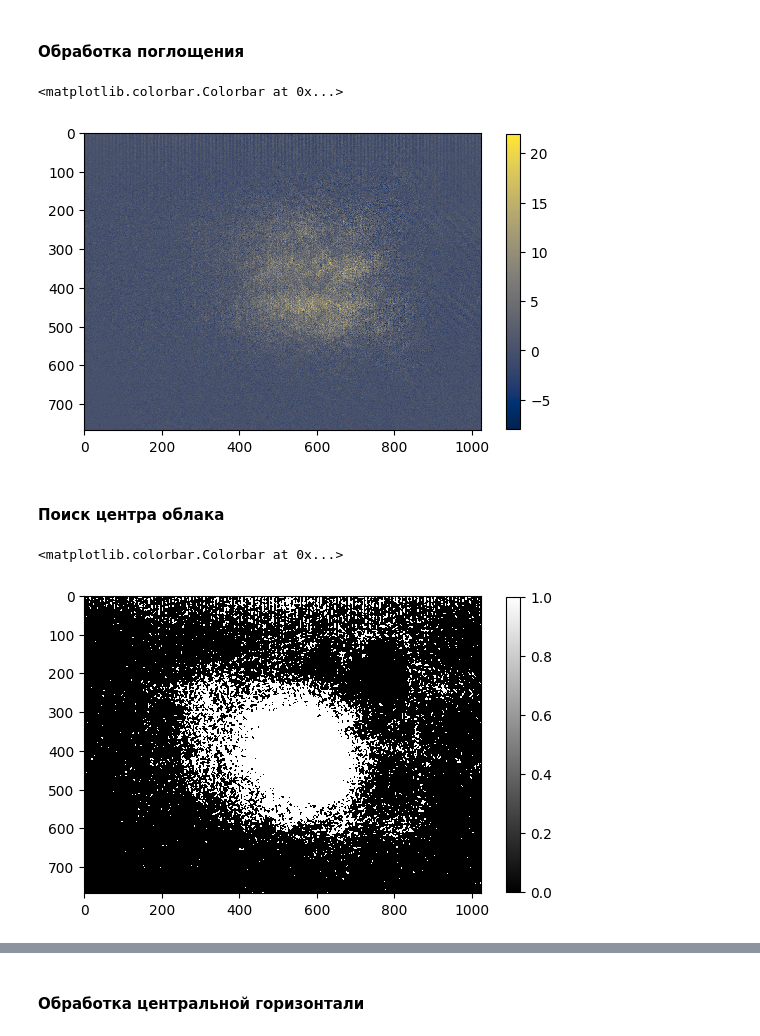
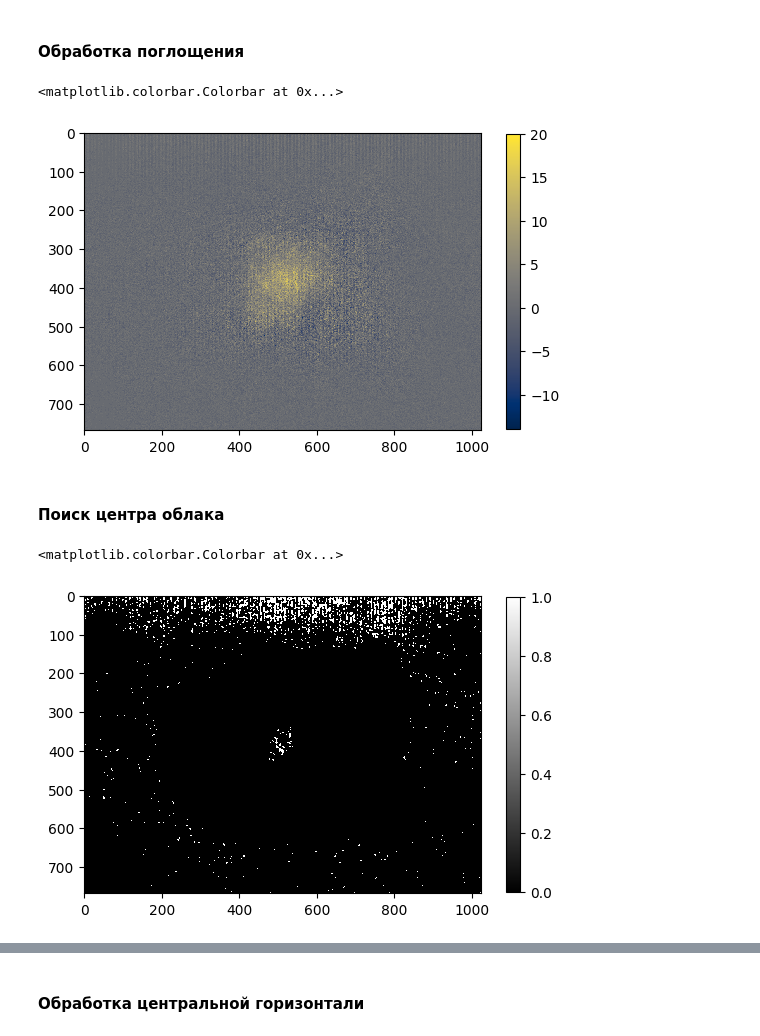
Before and after one commit to chekhyr/AbIm-soft, a Jupyter notebook: AI_Calcium.ipynb, the cells around one changed output, grey strips where cells are left out. Cells and saved outputs as stored; diff of their text form; code cells hidden in the pictures.

```diff
--- a/AI_Calcium.ipynb
+++ b/AI_Calcium.ipynb
@@ -27,10 +27,10 @@ Kx_abs = 0.0006272973203202318
 # %% [markdown]
 #### Обработка поглощения
 # %%
-file_abs = "image_10"
+file_abs = "image_11"
 #directory = r"..//" #EXPERIMENTS
 #directory = r"../..//" #desktop
-directory = r"../2025-09-22_densityScan_b=35/d=6.90V//" #EXPERIMENTS
+directory = r"../2025-10-08_densityScan_b=115/d=6.51V//" #EXPERIMENTS
 
 '''Чтение и разбиение файла'''
 img = PIL.Image.open(directory + file_abs + ".tif") #initially a grayscale image
@@ -61,33 +61,33 @@ plt.imshow(D, cmap="cividis", interpolation="none")
 plt.colorbar(shrink=.8)
 # %% [output]
 <matplotlib.colorbar.Colorbar at 0x...>
-[figure, old version]
+[figure, new version]
 # %% [markdown]
 #### Поиск центра облака
 # %%
 '''Фильтрация физичных T<=1'''
 F = np.copy(T)
 for i in range(rows):
     for j in range(columns):
         if T[i, j] > 1:
             F[i, j] = 1
 
 '''Сглаживание шумов'''
 M = cv2.medianBlur(F, 5)
 
-TRSH = .95
+TRSH = .88
 '''Фильтрация пропускания ниже порогового значения'''
 _, binary = cv2.threshold(M, TRSH, 1, cv2.THRESH_BINARY_INV)
 # THRESH_BINARY_INV:
 #  ≤ TRSH = белые
 #  > TRSH = черные
 
 '''Визуализация'''
 plt.imshow(binary, cmap="gray", interpolation='none')
 plt.colorbar(shrink=.8)
 # %% [output]
 <matplotlib.colorbar.Colorbar at 0x...>
-[figure, old version]
+[figure, new version]
 # %%
 '''Выделение контура поглощения'''
 contours, _ = cv2.findContours(binary.astype(np.uint8), cv2.RETR_EXTERNAL, cv2.CHAIN_APPROX_SIMPLE)
```
Also changed, not shown: parts of 4 cells of this notebook.
